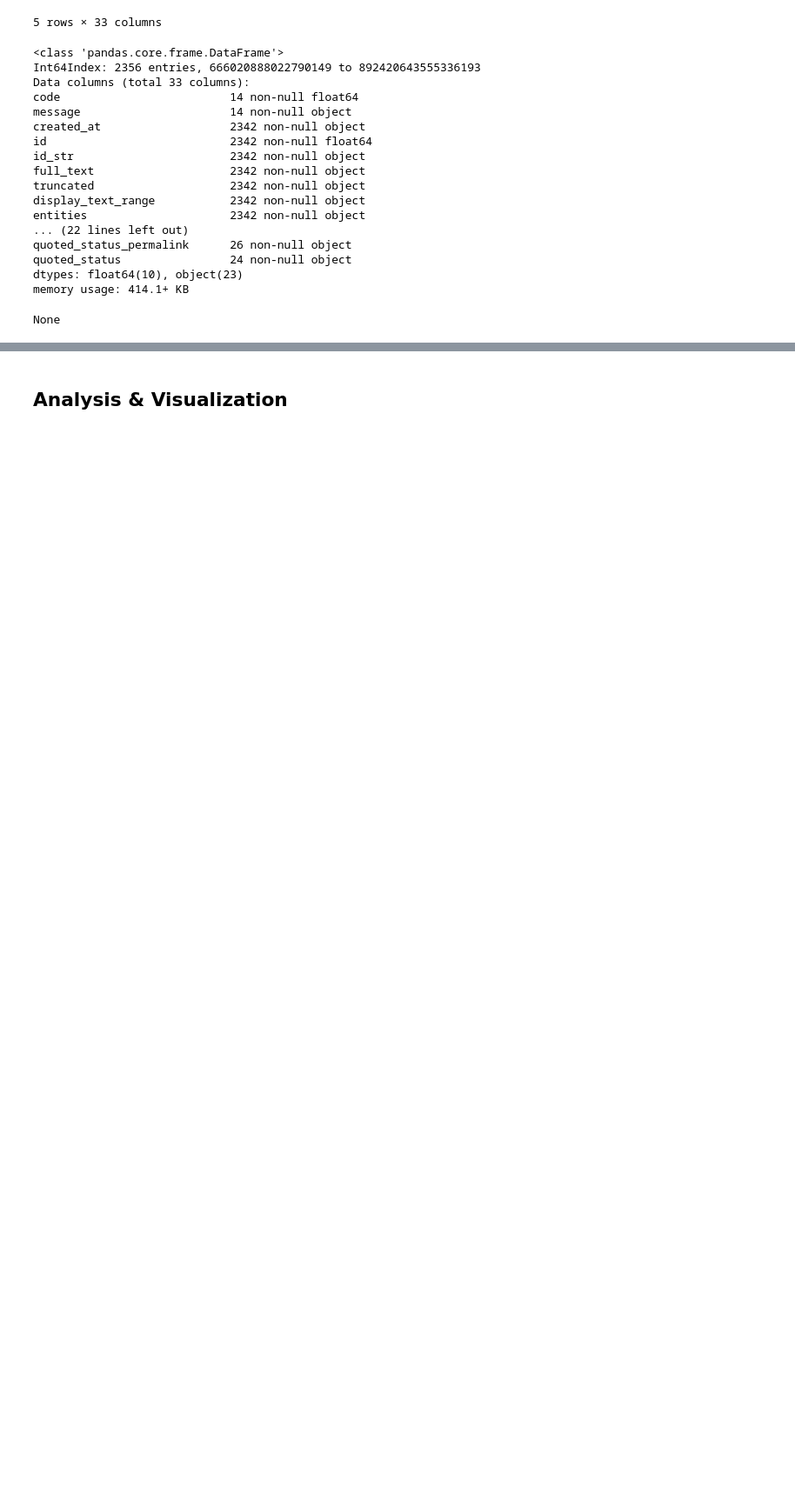
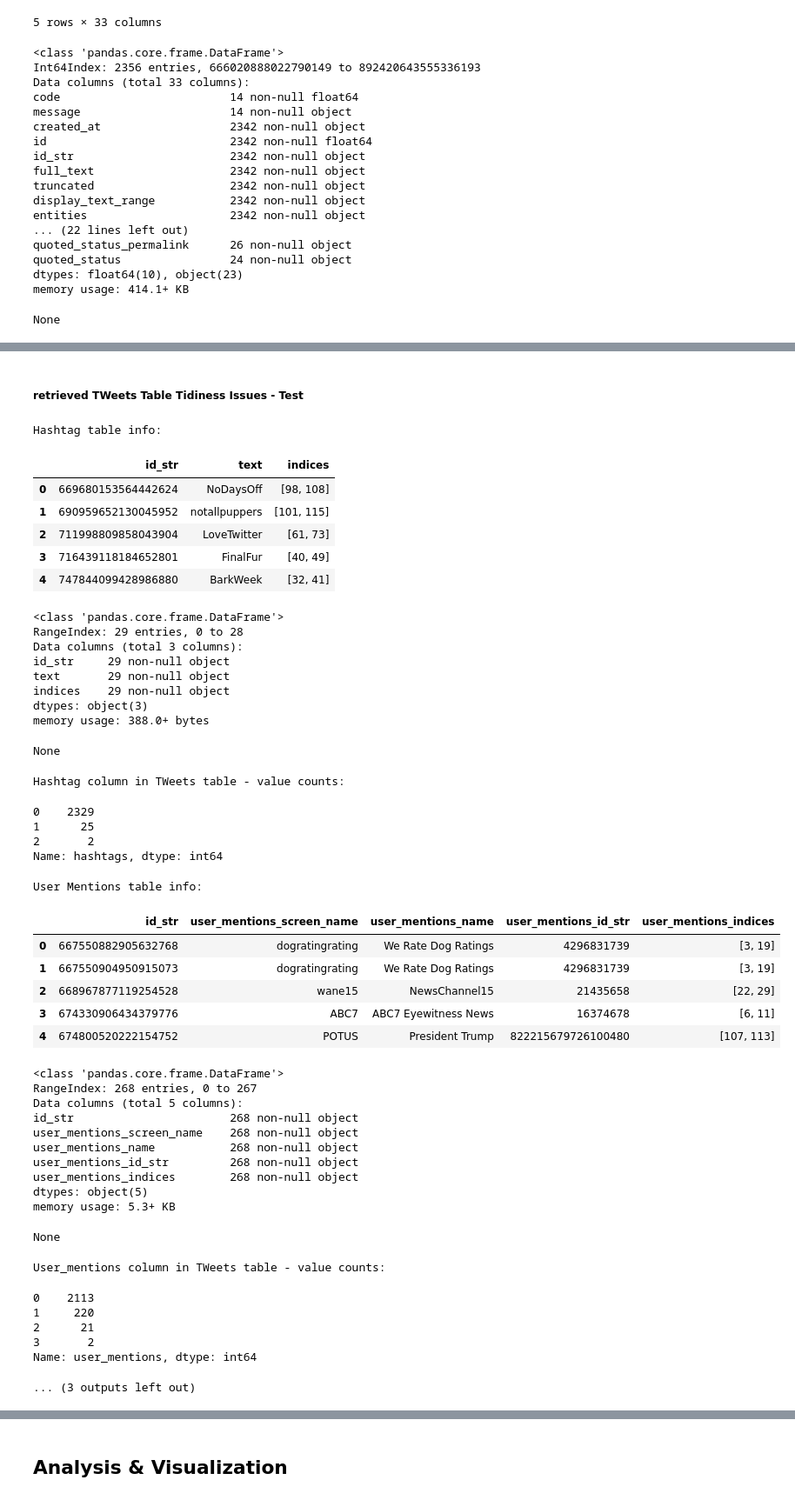
Before and after one commit to sockduct/Udacity-DAND, a Jupyter notebook: Proj7/wrangle_act.ipynb, the cells around one changed output, grey strips where cells are left out. Shown at 87% size. Cells and saved outputs as stored; diff of their text form; code cells hidden in the pictures; blank space fills up the shorter version.

```diff
--- a/Proj7/wrangle_act.ipynb
+++ b/Proj7/wrangle_act.ipynb
@@ -587,0 +763,72 @@ for v in ['doggo', 'floofer', 'pupper', 'puppo']:
+# %%
+# Cleanup
+dftw.drop(columns='entities', inplace=True)
+# %% [markdown]
+##### retrieved TWeets Table Tidiness Issues - Test
+# %%
+print('Hashtag table info:')
+display(dfht.head())
+display(dfht.info())
+
+print('\n\nHashtag column in TWeets table - value counts:')
+display(dftw.hashtags.value_counts())
+
+print('\n\nUser Mentions table info:')
+display(dfum.head())
+display(dfum.info())
+
+print('\n\nUser_mentions column in TWeets table - value counts:')
+display(dftw.user_mentions.value_counts())
+
+print('\n\nSample of integrated URL columns into TWeets table:')
+display(dftw[dftw.url_short.notna()][['id_str', 'url_short', 'url_expanded', 'url_display', 'url_indices']].sample(10))
+
+print('\n\nTWeets table info:')
+dftw.info()
+# %% [output]
+Hashtag table info:
+|  | id_str | text | indices |
+| 0 | 669680153564442624 | NoDaysOff | [98, 108] |
+| 1 | 690959652130045952 | notallpuppers | [101, 115] |
+| 2 | 711998809858043904 | LoveTwitter | [61, 73] |
+| 3 | 716439118184652801 | FinalFur | [40, 49] |
+| 4 | 747844099428986880 | BarkWeek | [32, 41] |
+<class 'pandas.core.frame.DataFrame'>
+RangeIndex: 29 entries, 0 to 28
+Data columns (total 3 columns):
+id_str     29 non-null object
+text       29 non-null object
+indices    29 non-null object
+dtypes: object(3)
+memory usage: 388.0+ bytes
+None
+Hashtag column in TWeets table - value counts:
+0    2329
+1      25
+2       2
+Name: hashtags, dtype: int64
+User Mentions table info:
+|  | id_str | user_mentions_screen_name | user_mentions_name | user_mentions_id_str | user_mentions_indices |
+| 0 | 667550882905632768 | dogratingrating | We Rate Dog Ratings | 4296831739 | [3, 19] |
+| 1 | 667550904950915073 | dogratingrating | We Rate Dog Ratings | 4296831739 | [3, 19] |
+| 2 | 668967877119254528 | wane15 | NewsChannel15 | 21435658 | [22, 29] |
+| 3 | 674330906434379776 | ABC7 | ABC7 Eyewitness News | 16374678 | [6, 11] |
+| 4 | 674800520222154752 | POTUS | President Trump | 822215679726100480 | [107, 113] |
+<class 'pandas.core.frame.DataFrame'>
+RangeIndex: 268 entries, 0 to 267
+Data columns (total 5 columns):
+id_str                       268 non-null object
+user_mentions_screen_name    268 non-null object
+user_mentions_name           268 non-null object
+user_mentions_id_str         268 non-null object
+user_mentions_indices        268 non-null object
+dtypes: object(5)
+memory usage: 5.3+ KB
+None
+User_mentions column in TWeets table - value counts:
+0    2113
+1     220
+2      21
+3       2
+Name: user_mentions, dtype: int64
+... (3 outputs left out)
```
Also changed, not shown: parts of 65 cells of this notebook.
